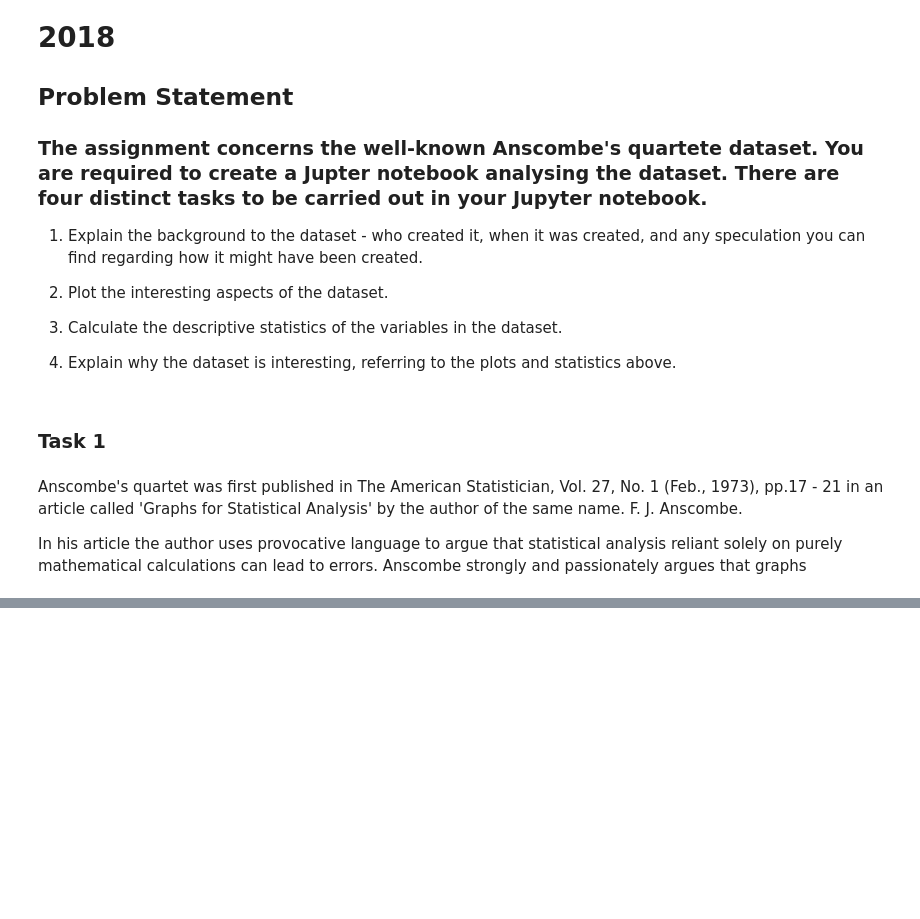
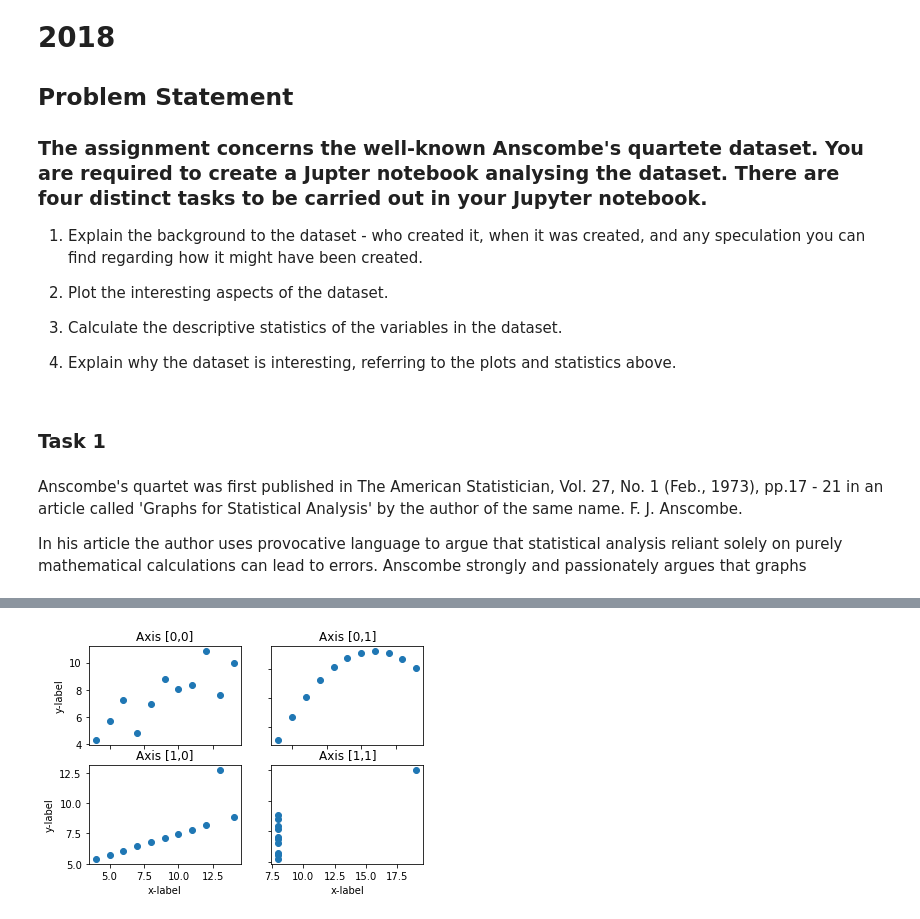
Before and after one commit to SimonMcLain/Fundaments-of-Data-Analysis---Practicals, a Jupyter notebook: Fundamentals-of-Data-Analysis-Practical.ipynb, the cells around one changed output, grey strips where cells are left out. Saved outputs shown, nothing was run; the diff lists cells and outputs as text; code cells hidden in the pictures; blank space fills up the shorter version.

```diff
--- a/Fundamentals-of-Data-Analysis-Practical.ipynb
+++ b/Fundamentals-of-Data-Analysis-Practical.ipynb
@@ -24,0 +81,17 @@ In his article the author uses provocative language to argue that statistical an
+# %%
+f, axarr = plt.subplots(2, 2)
+axarr[0, 0].scatter(x1, y1)
+axarr[0, 0].set_title('Axis [0,0]')
+axarr[0, 1].scatter(x2, y2)
+axarr[0, 1].set_title('Axis [0,1]')
+axarr[1, 0].scatter(x3, y3)
+axarr[1, 0].set_title('Axis [1,0]')
+axarr[1, 1].scatter(x4, y4)
+axarr[1, 1].set_title('Axis [1,1]')
+for ax in axarr.flat:
+    ax.set(xlabel='x-label', ylabel='y-label')
+# Hide x labels and tick labels for top plots and y ticks for right plots.
+for ax in axarr.flat:
+    ax.label_outer()
+# %% [output]
+[figure, added]
```
Also changed, not shown: parts of 10 cells of this notebook.
